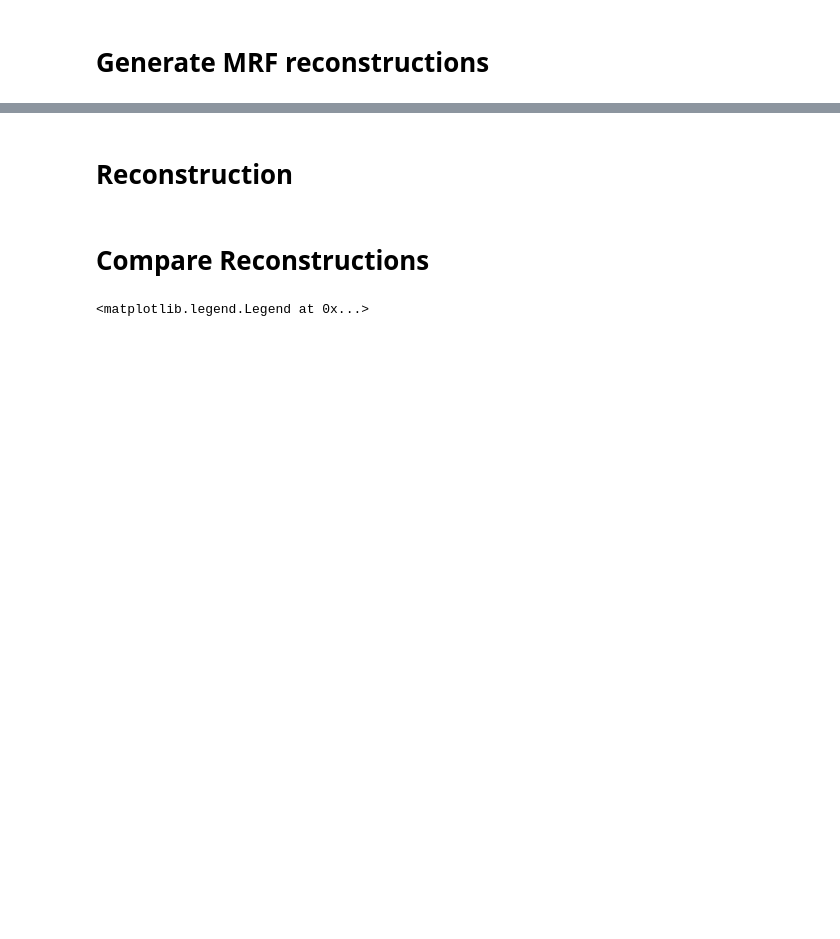
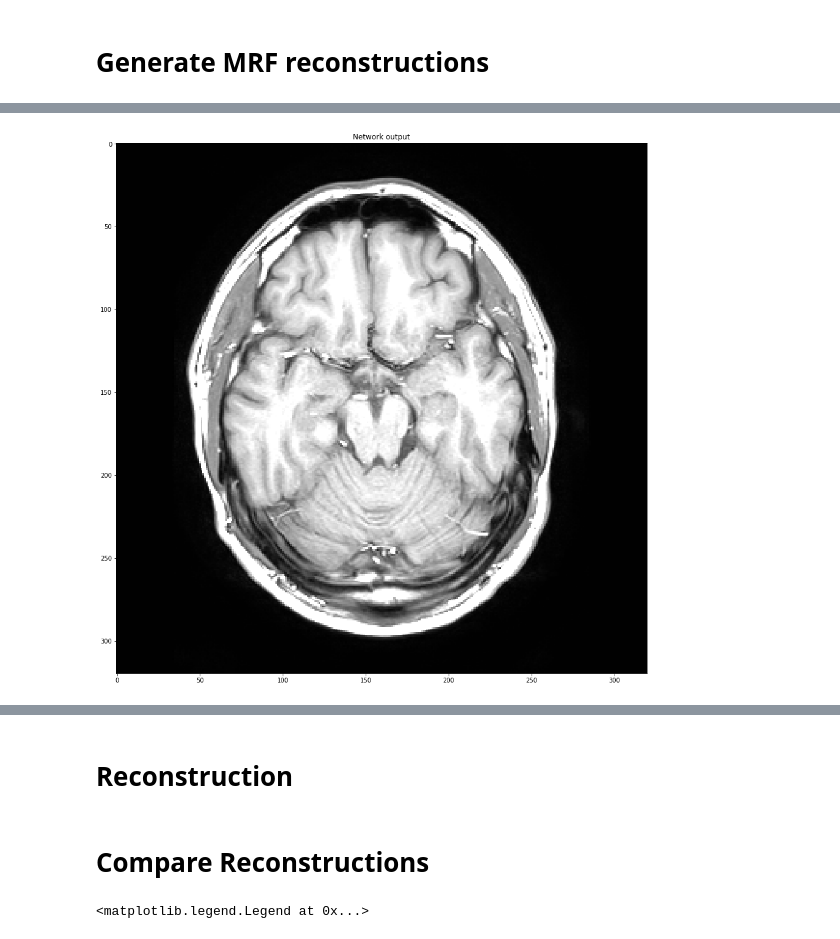
Before and after one commit to Ilya-Muromets/AutoMRF, a Jupyter notebook: ImageClassGen.ipynb, the cells around one changed output, grey strips where cells are left out. Drawn from its saved outputs; the diff is of its cells as text; code cells hidden in the pictures; blank space fills up the shorter version.

```diff
--- a/ImageClassGen.ipynb
+++ b/ImageClassGen.ipynb
@@ -115 +108,8 @@ alpha 0
+# %%
+plt.figure(figsize=(16,16))
+plt.title("Network output")
+plt.imshow(T1_test, cmap="gray",vmin=0,vmax=255)
+plt.savefig("alpha0.0.png")
+# %% [output]
+[figure, added]
 # %%
```
Also changed, not shown: parts of 21 cells of this notebook, 8 other files.
